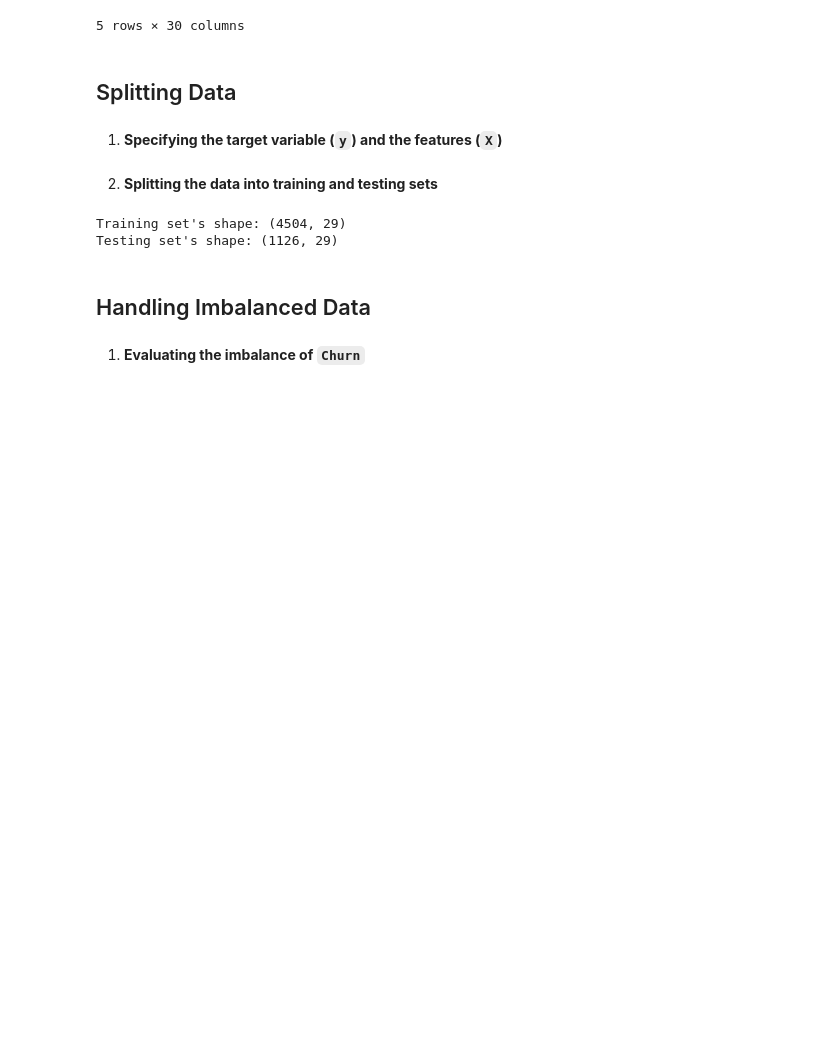
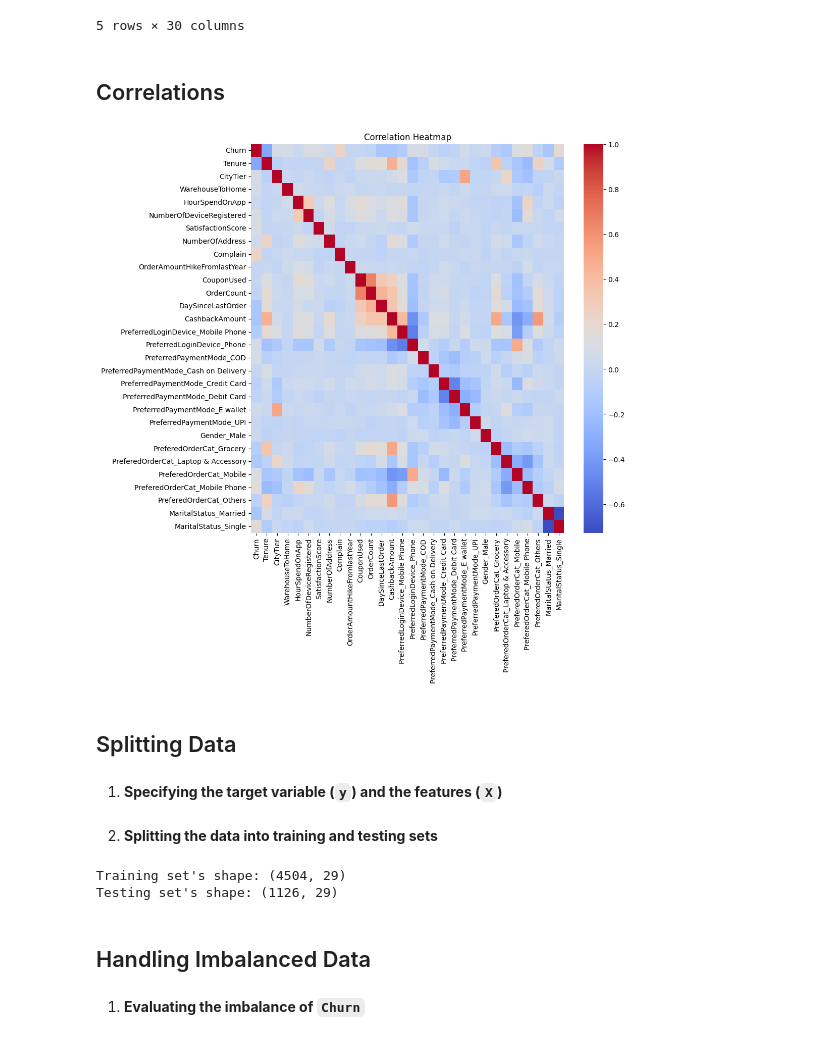
Before and after one commit to SepehrAkbari/LFC-courses, a Jupyter notebook: CSCI-250/Projects/P1/main.ipynb, the cells around one changed output. Cells and saved outputs as stored; diff of their text form; code cells hidden in the pictures; blank space fills up the shorter version.

```diff
--- a/CSCI-250/Projects/P1/main.ipynb
+++ b/CSCI-250/Projects/P1/main.ipynb
@@ -231,6 +177,18 @@ df.head()
 | 3 | 1.0 | 0.000000 | 3.0 | 15.0 | 2.000000 | 4.0 | 5.0 | ... |
 | 4 | 1.0 | 0.000000 | 1.0 | 12.0 | 2.931535 | 3.0 | 5.0 | ... |
 5 rows × 30 columns
+# %% [markdown]
+## Correlations
+# %%
+churn_corr = df.corr()["Churn"].sort_values(ascending=False)
+
+plt.figure(figsize=(10,10))
+## plotting the correlation heatmap
+sns.heatmap(df.corr(), cmap='coolwarm', annot=False)
+plt.title('Correlation Heatmap')
+plt.show()
+# %% [output]
+[figure, added]
 # %% [markdown]
 ## Splitting Data
 # %% [markdown]
```
Also changed, not shown: parts of 2 cells of this notebook, 4 other files.
